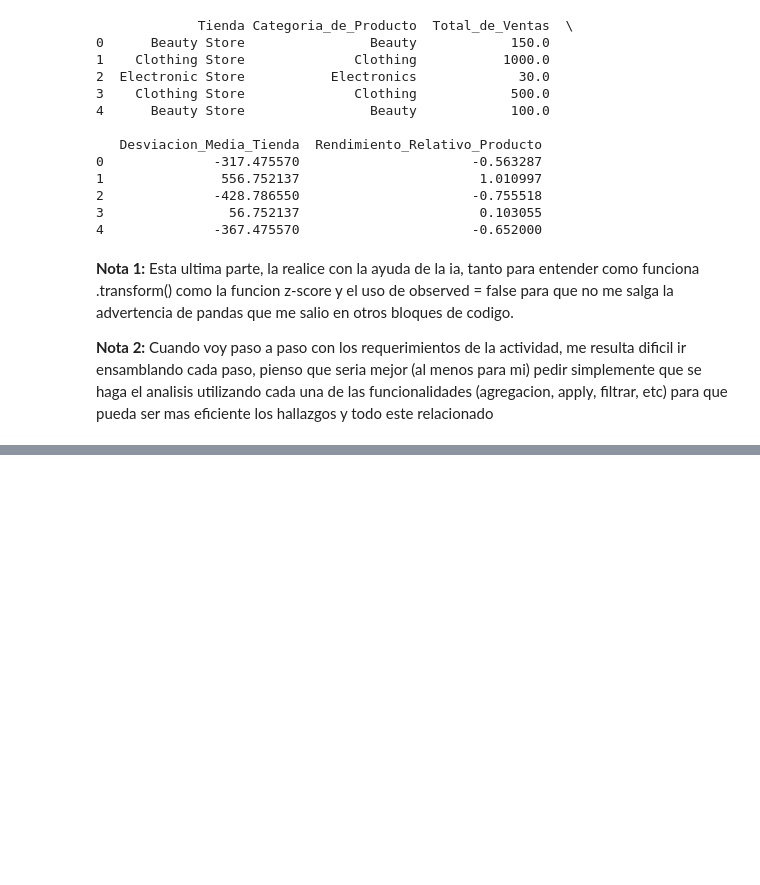
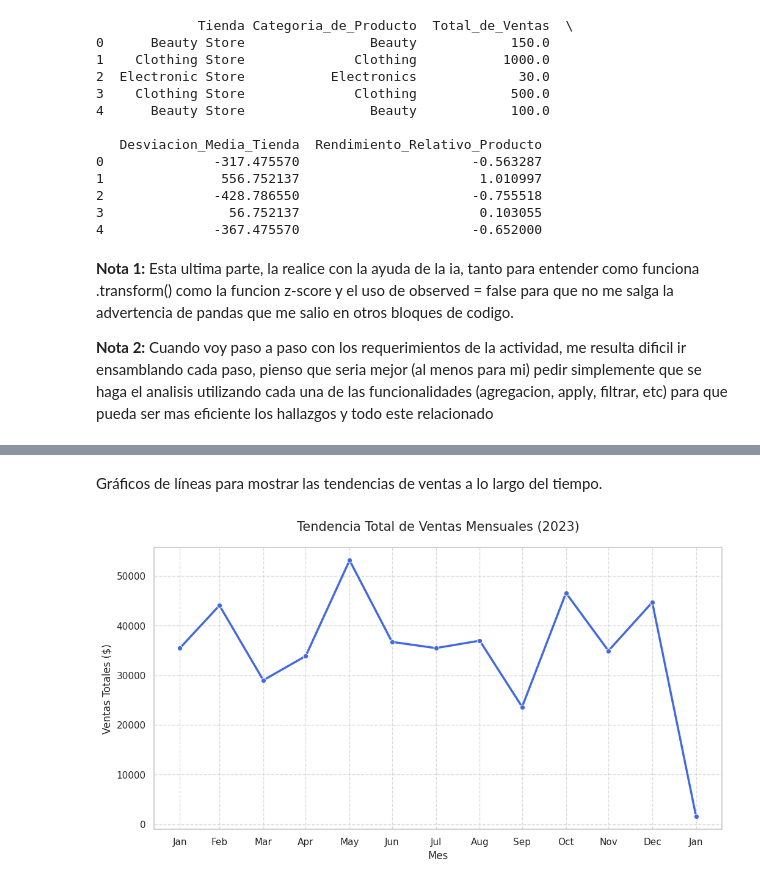
Before and after one commit to kalex066/RetailSales_DataAnalysis, a Jupyter notebook: notebooks/RetailSales_Analysis.ipynb, the cells around one changed output, grey strips where cells are left out. Cells and saved outputs as stored; diff of their text form; code cells hidden in the pictures; blank space fills up the shorter version.

```diff
--- a/notebooks/RetailSales_Analysis.ipynb
+++ b/notebooks/RetailSales_Analysis.ipynb
@@ -595,0 +701,19 @@ Esta ultima parte, la realice con la ayuda de la ia, tanto para entender como fu
+# %% [markdown]
+Gráficos de líneas para mostrar las tendencias de ventas a lo largo del tiempo.
+# %%
+df_rs['Date'] = pd.to_datetime(df_rs['Date'])
+# Agrupo las ventas por mes (Suma del Total Amount)
+# 'M' significa agrupar por el último día de cada mes
+ventas_mensuales = df_rs.resample('M', on='Date')['Total Amount'].sum()
+
+plt.figure(figsize=(12, 6))
+sns.lineplot(x=ventas_mensuales.index, y=ventas_mensuales.values, marker='o', color='royalblue', linewidth=2.5)
+
+plt.title('Tendencia Total de Ventas Mensuales (2023)', fontsize=15, pad=20)
+plt.xlabel('Mes', fontsize=12)
+plt.ylabel('Ventas Totales ($)', fontsize=12)
+plt.grid(True, linestyle='--', alpha=0.7)
+plt.xticks(ventas_mensuales.index, [d.strftime('%b') for d in ventas_mensuales.index])
+plt.show()
+# %% [output]
+[figure, added]
```
Also changed, not shown: parts of 18 cells of this notebook.
